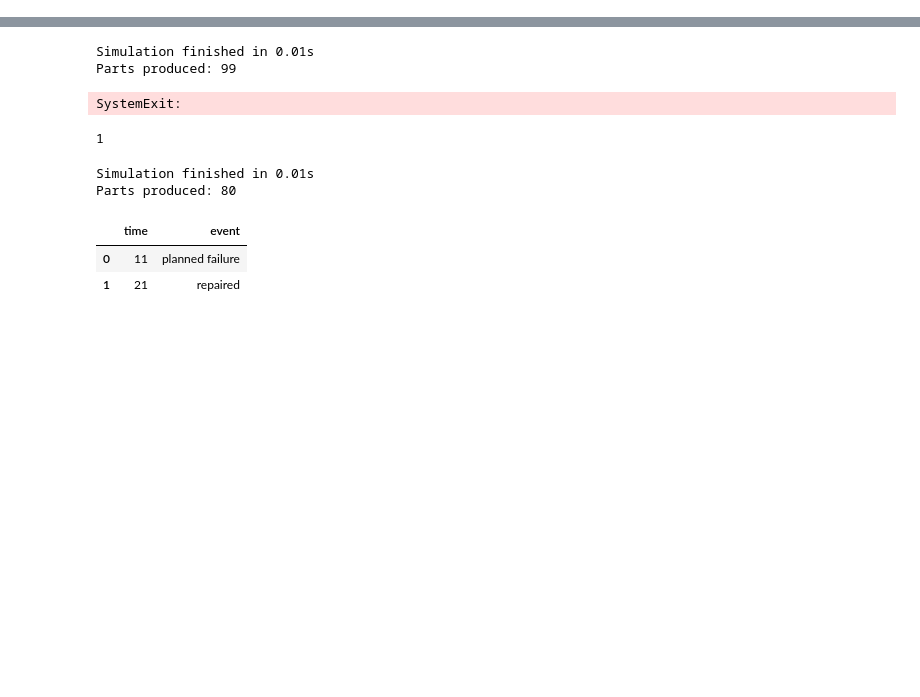
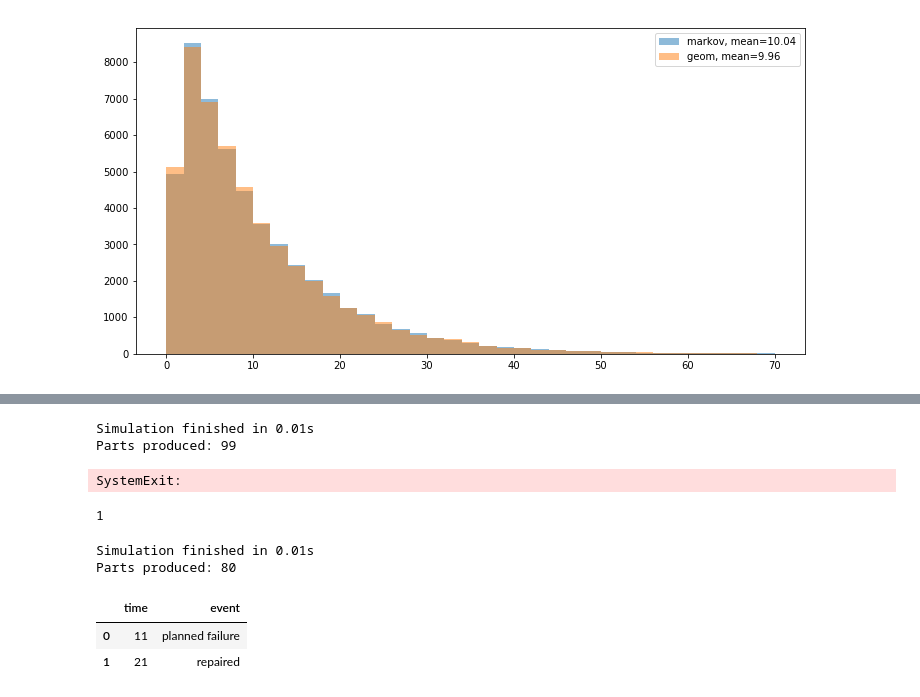
Before and after one commit to m-hoff/simantha, a Jupyter notebook: debug.ipynb, the cells around one changed output, grey strips where cells are left out. Cells and saved outputs as stored; diff of their text form; code cells hidden in the pictures; blank space fills up the shorter version.

```diff
--- a/debug.ipynb
+++ b/debug.ipynb
@@ -12,0 +62,14 @@ from simantha.utils import *
+# %%
+def time_to_degrade():
+    ttd = 0
+    health = next_health = 0
+    pop = range(5)
+    weights = [0.9, 0.1, 0, 0, 0]
+    while next_health == health:
+        ttd += 1
+        next_health = random.choices(
+            population=pop,
+            weights=weights,
+            k=1
+        )[0]
+    return ttd
@@ -12,0 +93,29 @@ from simantha.utils import *
+# %%
+n = 50000
+markov = []
+markov_times = []
+geom = []
+geom_times = []
+for i in range(n):
+    start = time.time()
+    ttd = time_to_degrade()
+    stop = time.time()
+    markov.append(ttd)
+    markov_times.append(stop-start)
+
+    start = time.time()
+    ttd = stats.geom.rvs(0.1, 1) - 1
+    stop = time.time()
+    geom.append(ttd)
+    geom_times.append(stop-start)
+# %%
+plt.figure(figsize=(12,6))
+
+bins = np.arange(0, 71, 2)
+plt.hist(markov, bins=bins, alpha=0.5, label=f'markov, mean={np.mean(markov):.2f}')
+plt.hist(geom, bins=bins, alpha=0.5, label=f'geom, mean={np.mean(geom):.2f}')
+
+plt.legend()
+plt.show()
+# %% [output]
+[figure, added]
```
Also changed, not shown: parts of 22 cells of this notebook, 9 other files.
